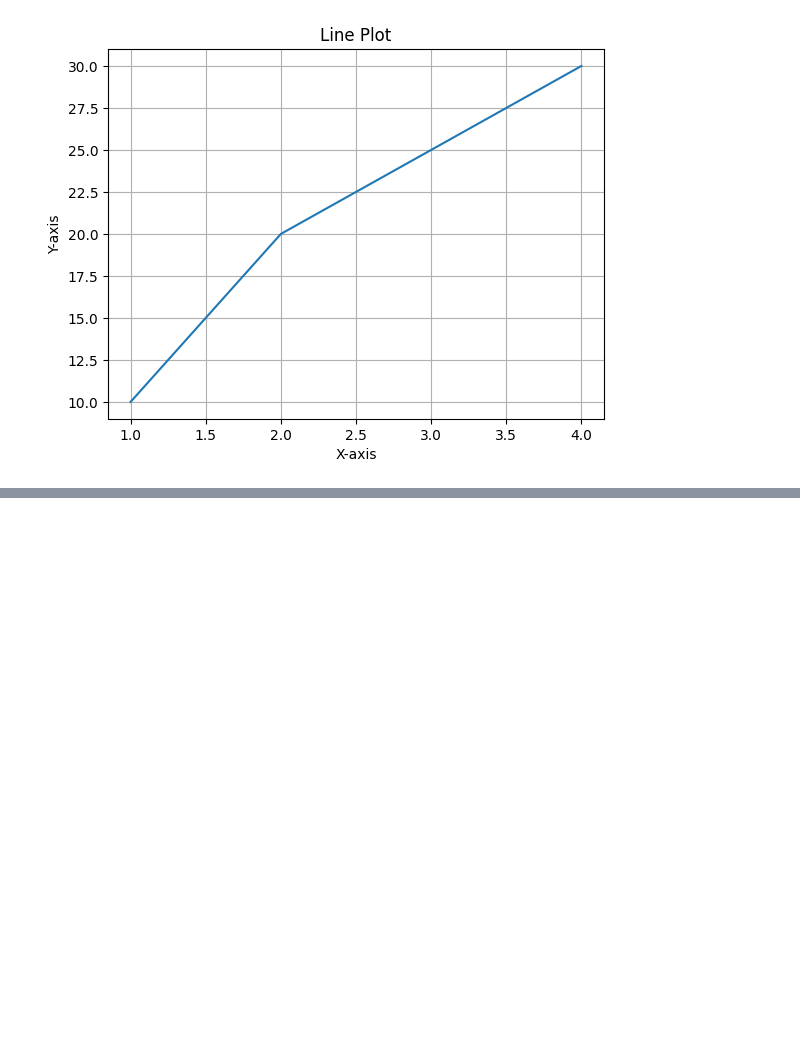
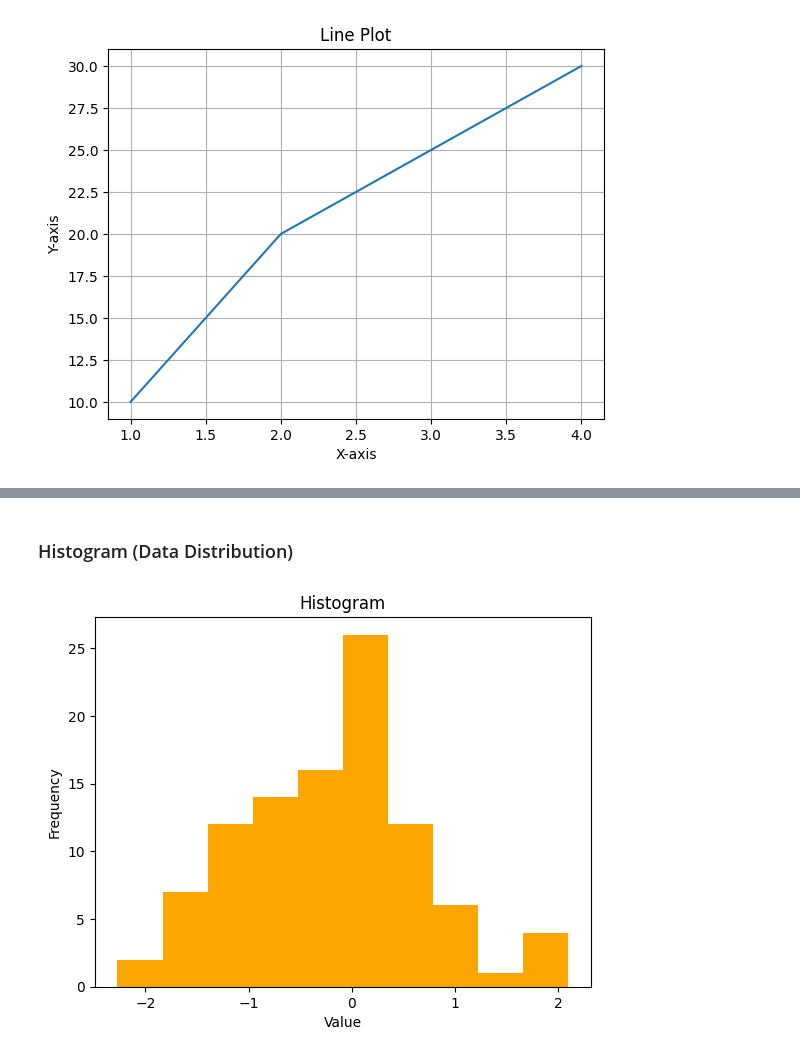
Before and after one commit to SandeshKhatiwada05/Data-Science-And-Machine-Learning-Course, a Jupyter notebook: Day 4/Visualization.ipynb, the cells around one changed output, grey strips where cells are left out. Saved outputs shown, nothing was run; the diff lists cells and outputs as text; code cells hidden in the pictures; blank space fills up the shorter version.

```diff
--- a/Day 4/Visualization.ipynb
+++ b/Day 4/Visualization.ipynb
@@ -28,0 +35,13 @@ plt.show()
+# %% [markdown]
+### Histogram (Data Distribution)
+# %%
+import numpy as np
+data = np.random.randn(100)
+
+plt.hist(data, bins=10, color='orange')
+plt.title("Histogram")
+plt.xlabel("Value")
+plt.ylabel("Frequency")
+plt.show()
+# %% [output]
+[figure, added]
```
Also changed, not shown: parts of 5 cells of this notebook.
